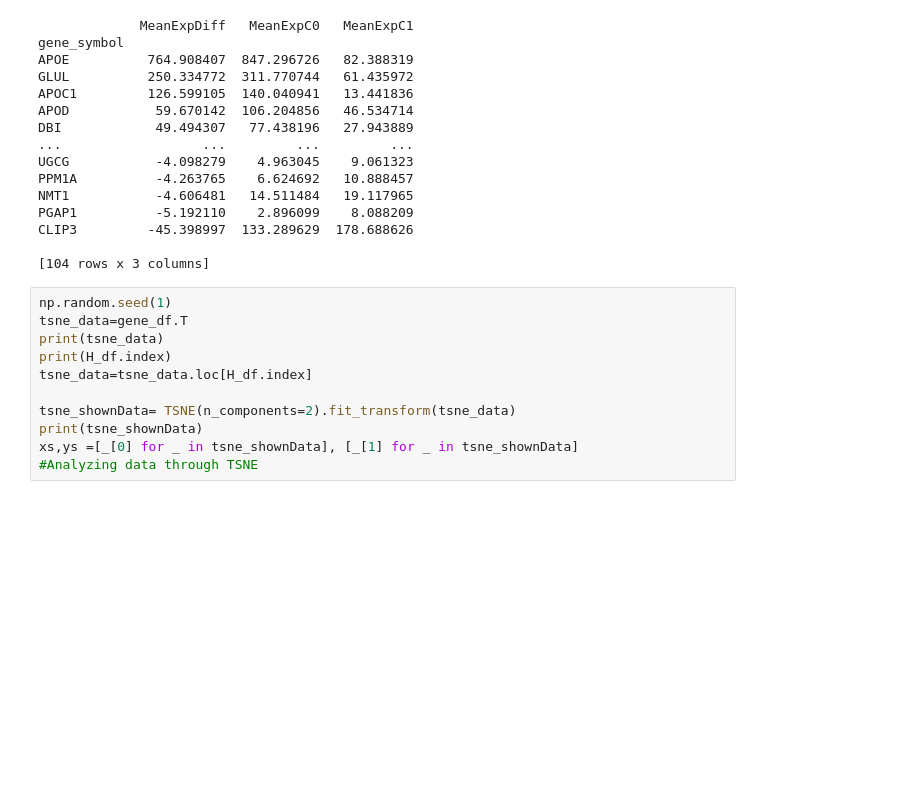
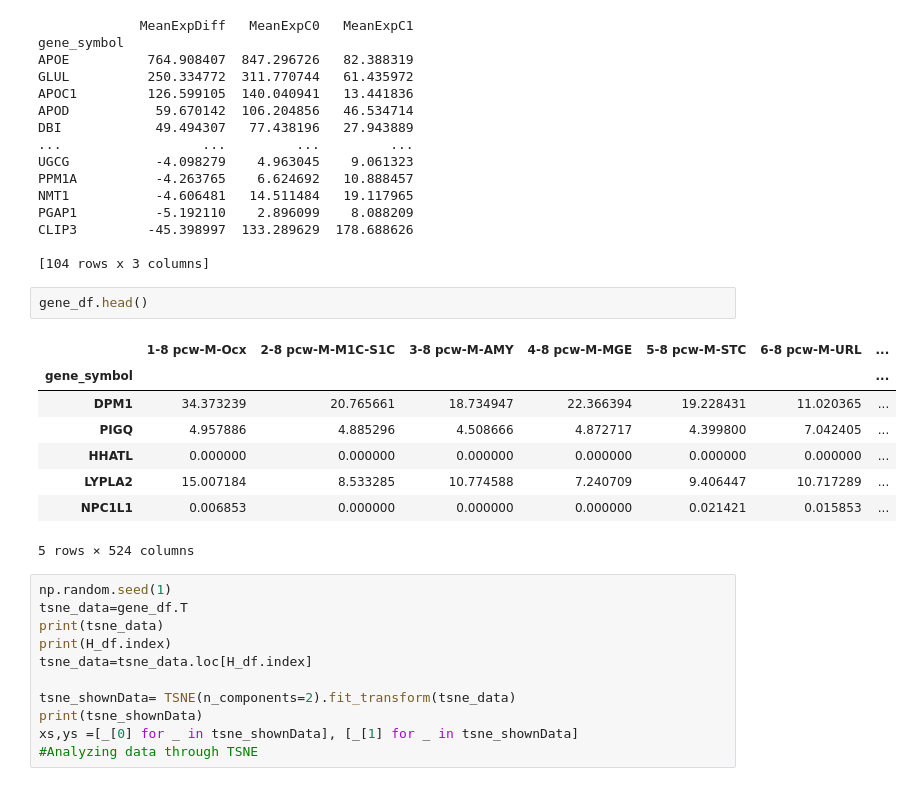
Before and after one commit to AkivaAK/neurodevelopmental-clustering-of-gene-expression, a Jupyter notebook: Ddata2.ipynb, the cells around one changed output. Cells and saved outputs as stored; diff of their text form; blank space fills up the shorter version.

```diff
--- a/Ddata2.ipynb
+++ b/Ddata2.ipynb
@@ -363,6 +373,17 @@ PGAP1          -5.192110    2.896099    8.088209
 CLIP3         -45.398997  133.289629  178.688626
 
 [104 rows x 3 columns]
+# %%
+gene_df.head()
+# %% [output]
+|  | 1-8 pcw-M-Ocx | 2-8 pcw-M-M1C-S1C | 3-8 pcw-M-AMY | 4-8 pcw-M-MGE | 5-8 pcw-M-STC | 6-8 pcw-M-URL | ... |
+| gene_symbol |  |  |  |  |  |  | ... |
+| DPM1 | 34.373239 | 20.765661 | 18.734947 | 22.366394 | 19.228431 | 11.020365 | ... |
+| PIGQ | 4.957886 | 4.885296 | 4.508666 | 4.872717 | 4.399800 | 7.042405 | ... |
+| HHATL | 0.000000 | 0.000000 | 0.000000 | 0.000000 | 0.000000 | 0.000000 | ... |
+| LYPLA2 | 15.007184 | 8.533285 | 10.774588 | 7.240709 | 9.406447 | 10.717289 | ... |
+| NPC1L1 | 0.006853 | 0.000000 | 0.000000 | 0.000000 | 0.021421 | 0.015853 | ... |
+5 rows × 524 columns
 # %%
 np.random.seed(1)
 tsne_data=gene_df.T
```
Also changed, not shown: parts of 8 cells of this notebook, 1 other file.
